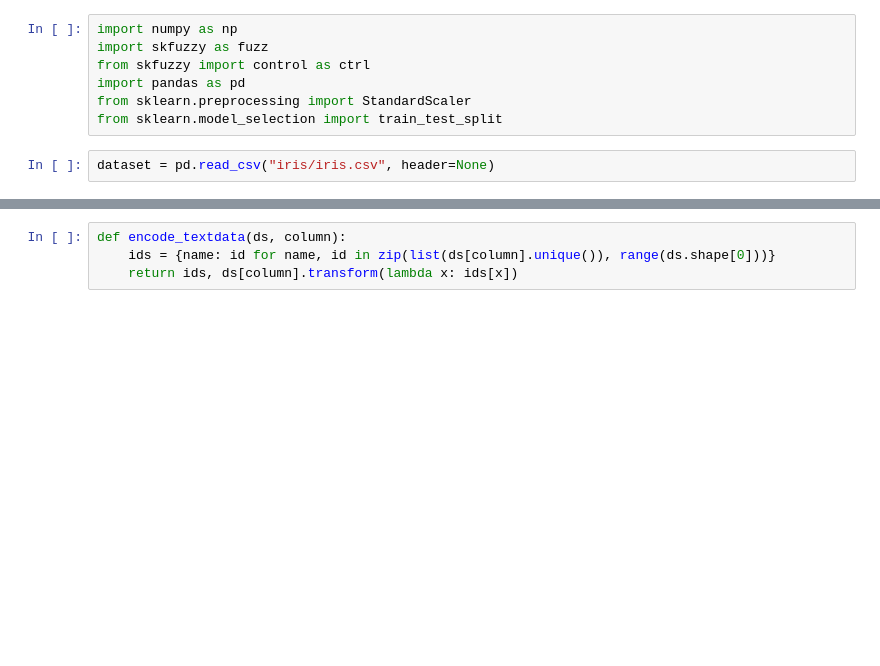
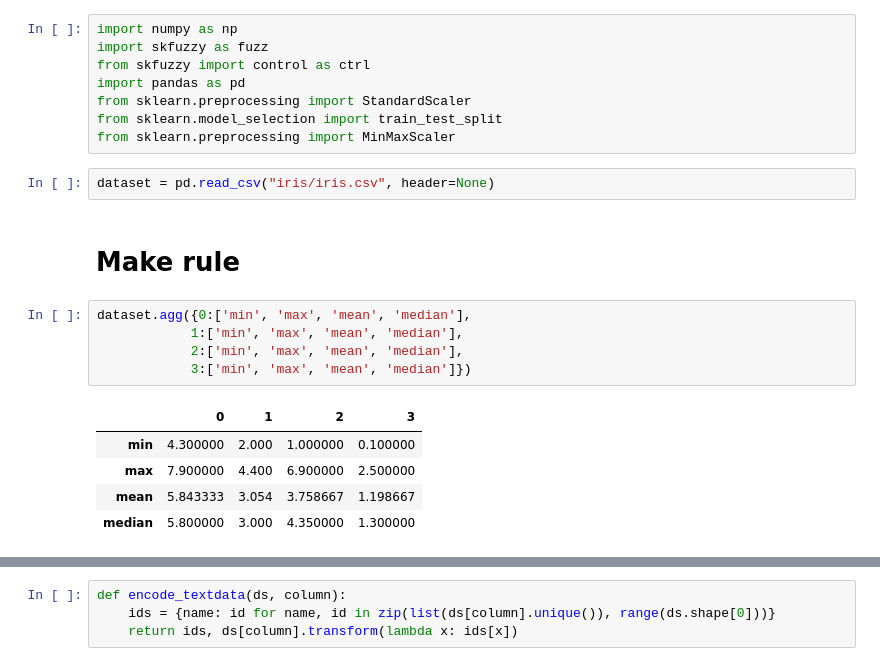
Before and after one commit to da4nik08/ml5, a Jupyter notebook: FL.ipynb, the cells around one changed output, grey strips where cells are left out. Cells and saved outputs as stored; diff of their text form; blank space fills up the shorter version.

```diff
--- a/FL.ipynb
+++ b/FL.ipynb
@@ -5,5 +5,19 @@ from skfuzzy import control as ctrl
 import pandas as pd
 from sklearn.preprocessing import StandardScaler
 from sklearn.model_selection import train_test_split
+from sklearn.preprocessing import MinMaxScaler
 # %%
 dataset = pd.read_csv("iris/iris.csv", header=None)
+# %% [markdown]
+# Make rule
+# %%
+dataset.agg({0:['min', 'max', 'mean', 'median'],
+            1:['min', 'max', 'mean', 'median'],
+            2:['min', 'max', 'mean', 'median'],
+            3:['min', 'max', 'mean', 'median']})
+# %% [output]
+|  | 0 | 1 | 2 | 3 |
+| min | 4.300000 | 2.000 | 1.000000 | 0.100000 |
+| max | 7.900000 | 4.400 | 6.900000 | 2.500000 |
+| mean | 5.843333 | 3.054 | 3.758667 | 1.198667 |
+| median | 5.800000 | 3.000 | 4.350000 | 1.300000 |
```
Also changed, not shown: parts of 21 cells of this notebook.
